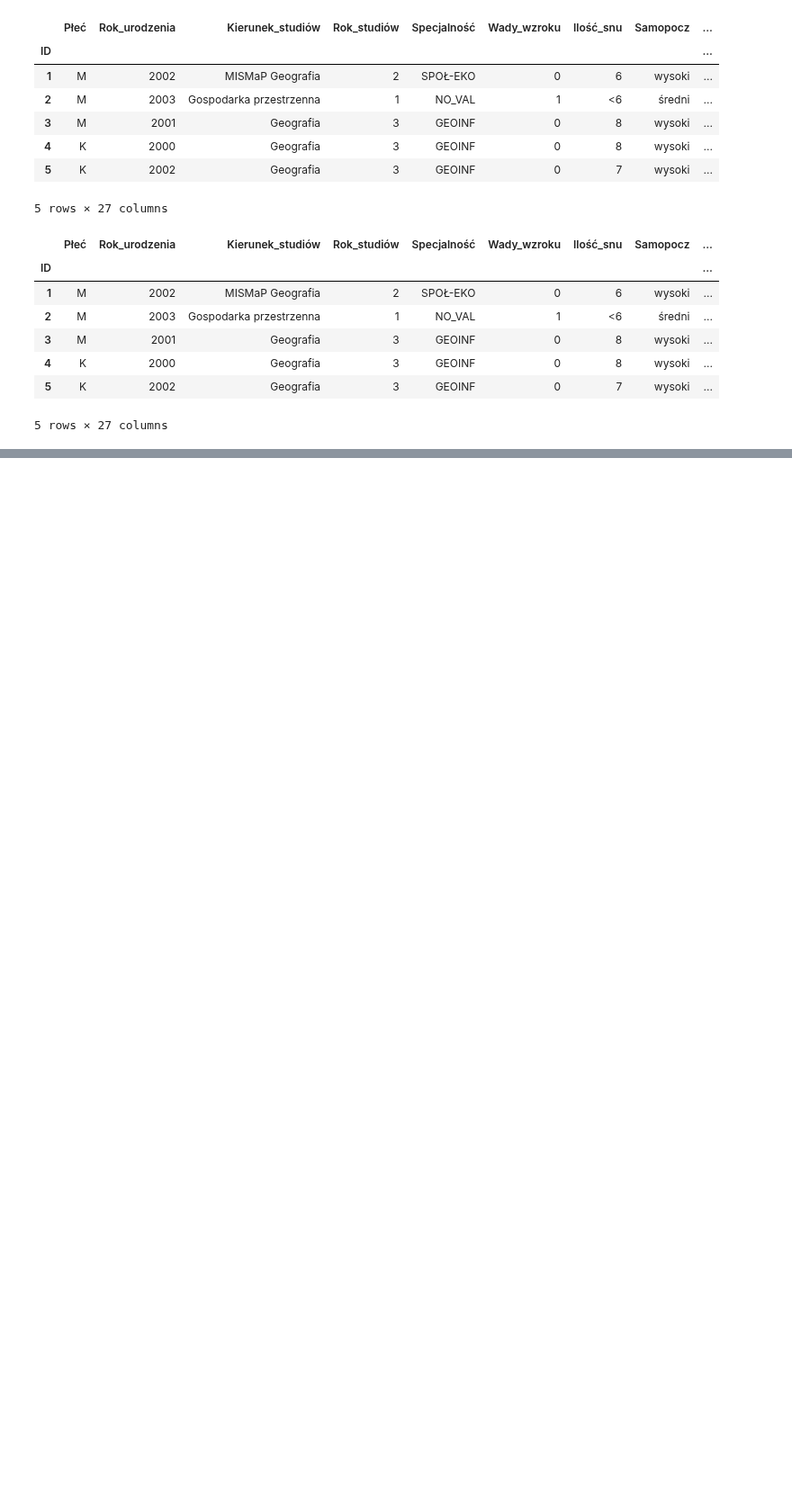
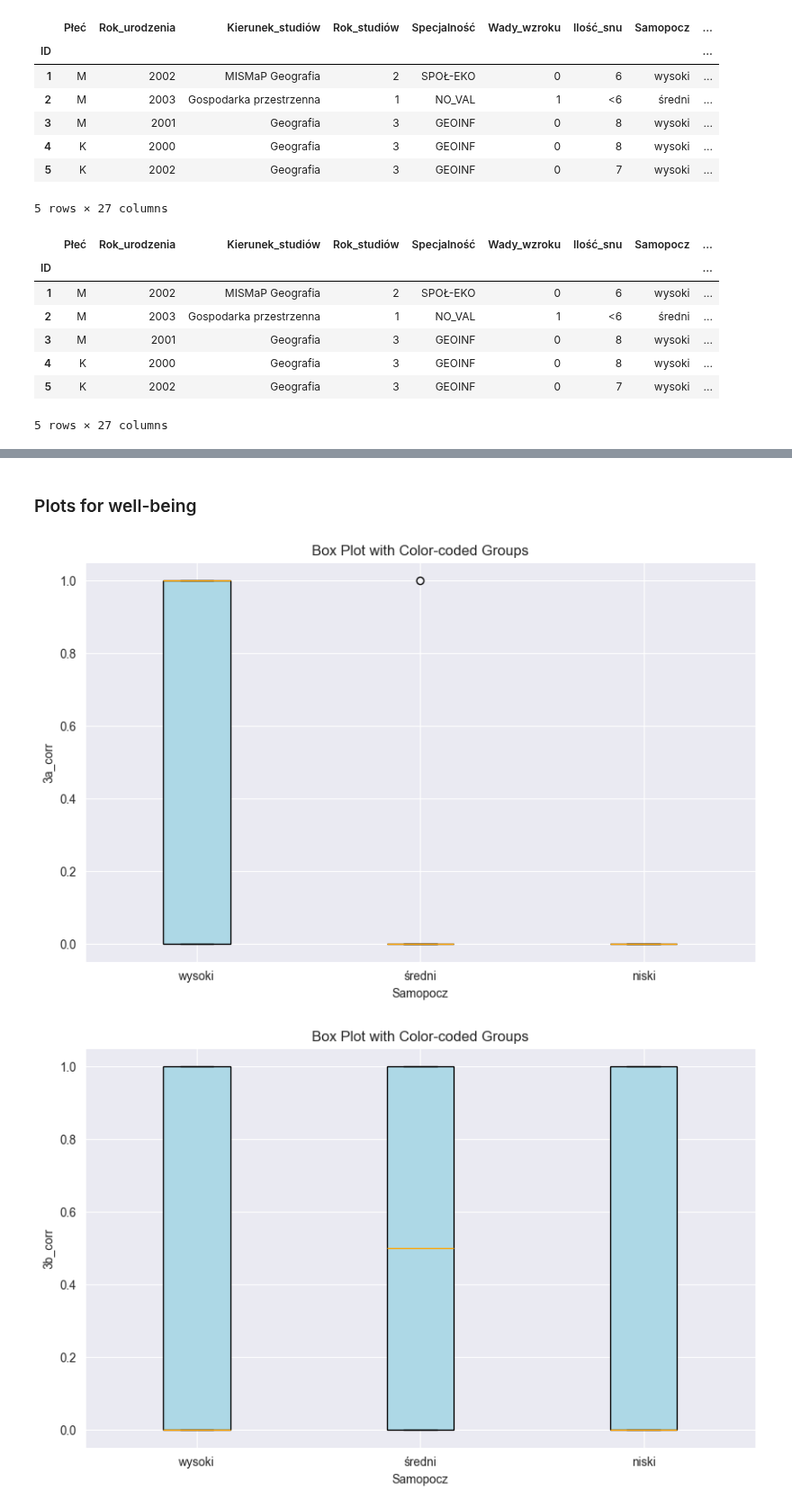
Before and after one commit to MartaSolarz/Master_thesis, a Jupyter notebook: statistical_tests/redundance/3_poprawnosc_cechy_osobowe.ipynb, the cells around one changed output, grey strips where cells are left out. Shown at 90% size. Saved outputs shown, nothing was run; the diff lists cells and outputs as text; code cells hidden in the pictures; blank space fills up the shorter version.

```diff
--- a/statistical_tests/redundance/3_poprawnosc_cechy_osobowe.ipynb
+++ b/statistical_tests/redundance/3_poprawnosc_cechy_osobowe.ipynb
@@ -100 +49,4 @@ df_coll.head()
+# %%
+merged_df = pd.merge(df_answers, df_survey, how='inner', left_index=True, right_index=True)
+merged_df = pd.merge(merged_df, df_quest, how='inner', left_index=True, right_index=True)
 # %%
@@ -722,0 +687,24 @@ Istotne statystycznie:
+# %% [markdown]
+### Plots for well-being
+# %%
+def wellbeing_plots(label):
+    plt.figure(figsize=(10, 6))
+    plt.boxplot([merged_df[merged_df['Samopocz'] == category][label] for category in merged_df['Samopocz'].unique()],
+            labels=merged_df['Samopocz'].unique(),
+            patch_artist=True,
+            boxprops=dict(facecolor='lightblue', color='black'),
+            medianprops=dict(color='orange'))
+
+    plt.xlabel('Samopocz')
+    plt.ylabel(label)
+    plt.title('Box Plot with Color-coded Groups')
+
+    plt.show()
+# %%
+merged_df['sum_3'] = merged_df['3a_corr'] + merged_df['3b_corr']
+wellbeing_plots('3a_corr')
+wellbeing_plots('3b_corr')
+wellbeing_plots('sum_3')
+# %% [output]
+[figure, added]
+[figure, added]
```
Also changed, not shown: parts of 38 cells of this notebook, 2 other files.
